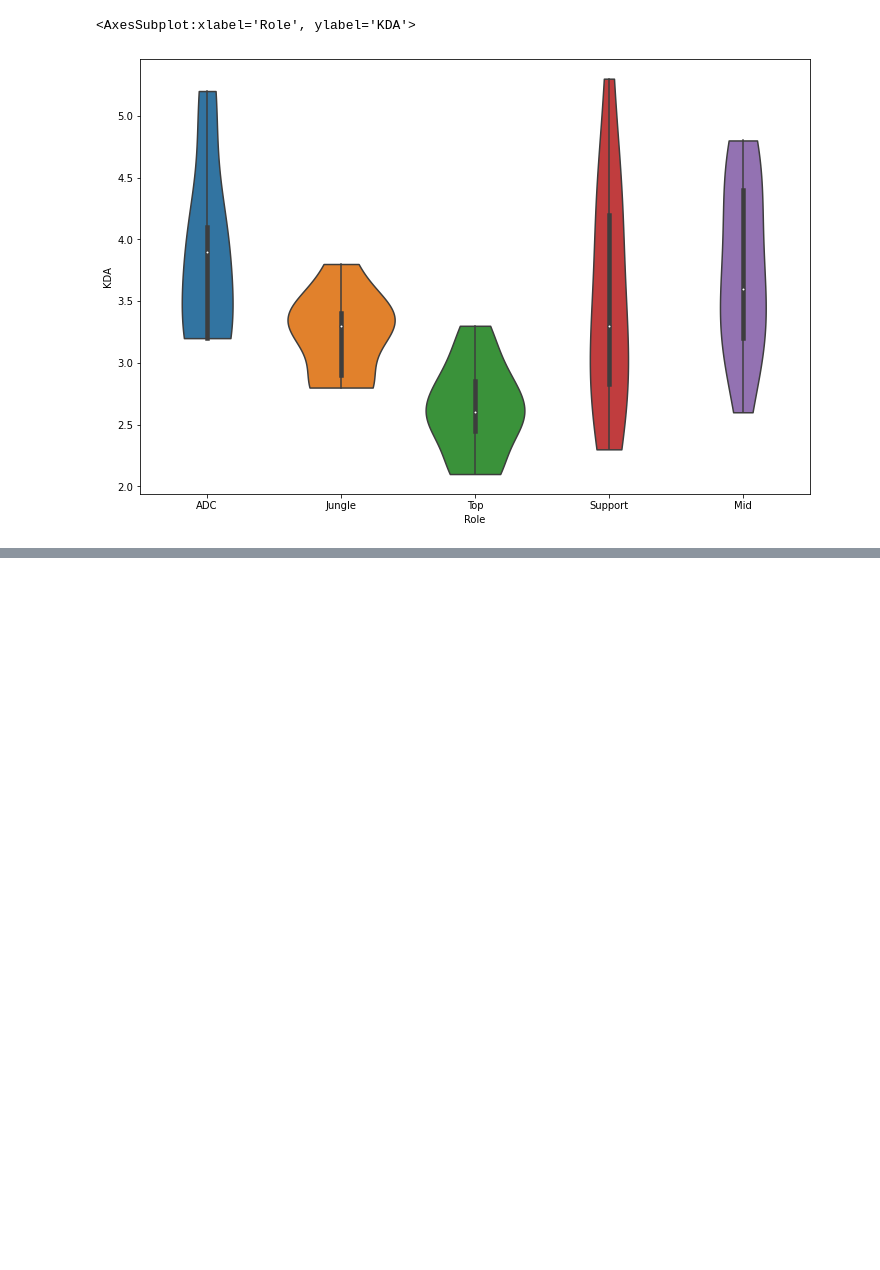
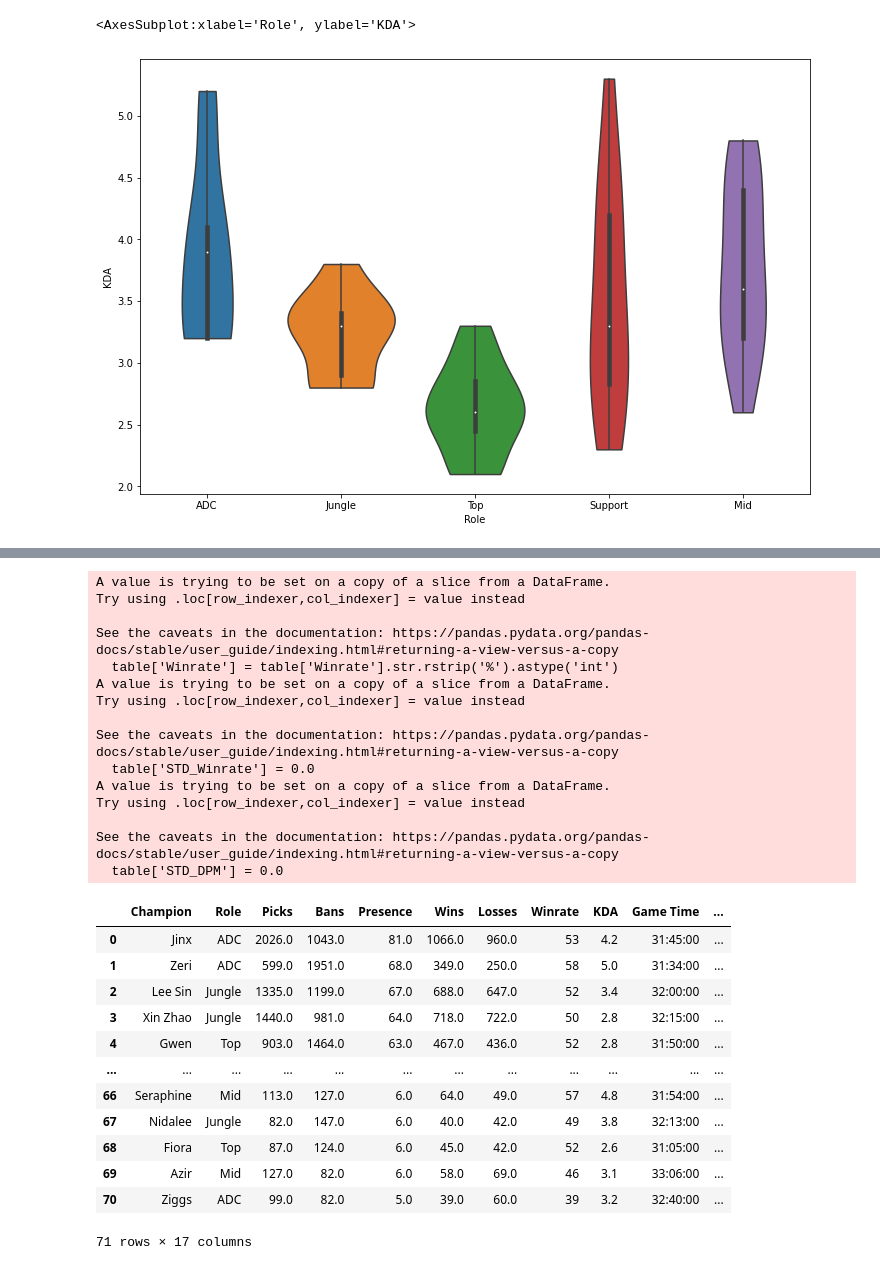
Before and after one commit to ChaleZhang33100/CMSC320-Tutorial, a Jupyter notebook: FinalTutorial.ipynb, the cells around one changed output, grey strips where cells are left out. Saved outputs shown, nothing was run; the diff lists cells and outputs as text; code cells hidden in the pictures; blank space fills up the shorter version.

```diff
--- a/FinalTutorial.ipynb
+++ b/FinalTutorial.ipynb
@@ -154,0 +276,68 @@ table
+# %%
+#Standardize other varibles
+
+#Get rid of % sign in Winrate
+table['Winrate'] = table['Winrate'].str.rstrip('%').astype('int')
+
+#Average and Standard Deviation Winrate for each role
+avg_winrate = table.groupby(['Role'])['Winrate'].mean()
+std_winrate = table.groupby(['Role'])['Winrate'].std()
+
+#Average and Standard Deviation Damage per Minute for each role
+avg_DPM = table.groupby(['Role'])['Damage per min'].mean()
+std_DPM = table.groupby(['Role'])['Damage per min'].std()
+
+#New Columns
+table['STD_Winrate'] = 0.0
+table['STD_DPM'] = 0.0
+
+#Calculate Standardized Winrate and DPM for each champion
+for idx, row in table.iterrows():
+
+    curr_winrate = row['Winrate']
+    curr_DPM = row['Damage per min']
+
+    pos = row[1]
+
+    curr_Avg_winrate = avg_winrate[pos]
+    curr_Std_winrate = std_winrate[pos]
+    curr_Avg_DPM = avg_DPM[pos]
+    curr_Std_DPM = std_DPM[pos]
+
+
+    standardized_winrate = (curr_winrate - curr_Avg_winrate)/curr_Std_winrate
+    standardized_DPM = (curr_DPM - curr_Avg_DPM)/curr_Std_DPM
+
+    table.at[idx, 'STD_Winrate'] = standardized_winrate
+    table.at[idx, 'STD_DPM'] = standardized_DPM
+
+table
+# %% [output]
+A value is trying to be set on a copy of a slice from a DataFrame.
+Try using .loc[row_indexer,col_indexer] = value instead
+
+See the caveats in the documentation: https://pandas.pydata.org/pandas-docs/stable/user_guide/indexing.html#returning-a-view-versus-a-copy
+  table['Winrate'] = table['Winrate'].str.rstrip('%').astype('int')
+A value is trying to be set on a copy of a slice from a DataFrame.
+Try using .loc[row_indexer,col_indexer] = value instead
+
+See the caveats in the documentation: https://pandas.pydata.org/pandas-docs/stable/user_guide/indexing.html#returning-a-view-versus-a-copy
+  table['STD_Winrate'] = 0.0
+A value is trying to be set on a copy of a slice from a DataFrame.
+Try using .loc[row_indexer,col_indexer] = value instead
+
+See the caveats in the documentation: https://pandas.pydata.org/pandas-docs/stable/user_guide/indexing.html#returning-a-view-versus-a-copy
+  table['STD_DPM'] = 0.0
+|  | Champion | Role | Picks | Bans | Presence | Wins | Losses | Winrate | KDA | Game Time | ... |
+| 0 | Jinx | ADC | 2026.0 | 1043.0 | 81.0 | 1066.0 | 960.0 | 53 | 4.2 | 31:45:00 | ... |
+| 1 | Zeri | ADC | 599.0 | 1951.0 | 68.0 | 349.0 | 250.0 | 58 | 5.0 | 31:34:00 | ... |
+| 2 | Lee Sin | Jungle | 1335.0 | 1199.0 | 67.0 | 688.0 | 647.0 | 52 | 3.4 | 32:00:00 | ... |
+| 3 | Xin Zhao | Jungle | 1440.0 | 981.0 | 64.0 | 718.0 | 722.0 | 50 | 2.8 | 32:15:00 | ... |
+| 4 | Gwen | Top | 903.0 | 1464.0 | 63.0 | 467.0 | 436.0 | 52 | 2.8 | 31:50:00 | ... |
+| ... | ... | ... | ... | ... | ... | ... | ... | ... | ... | ... | ... |
+| 66 | Seraphine | Mid | 113.0 | 127.0 | 6.0 | 64.0 | 49.0 | 57 | 4.8 | 31:54:00 | ... |
+| 67 | Nidalee | Jungle | 82.0 | 147.0 | 6.0 | 40.0 | 42.0 | 49 | 3.8 | 32:13:00 | ... |
+| 68 | Fiora | Top | 87.0 | 124.0 | 6.0 | 45.0 | 42.0 | 52 | 2.6 | 31:05:00 | ... |
+| 69 | Azir | Mid | 127.0 | 82.0 | 6.0 | 58.0 | 69.0 | 46 | 3.1 | 33:06:00 | ... |
+| 70 | Ziggs | ADC | 99.0 | 82.0 | 5.0 | 39.0 | 60.0 | 39 | 3.2 | 32:40:00 | ... |
+71 rows × 17 columns
```
Also changed, not shown: parts of 29 cells of this notebook.
